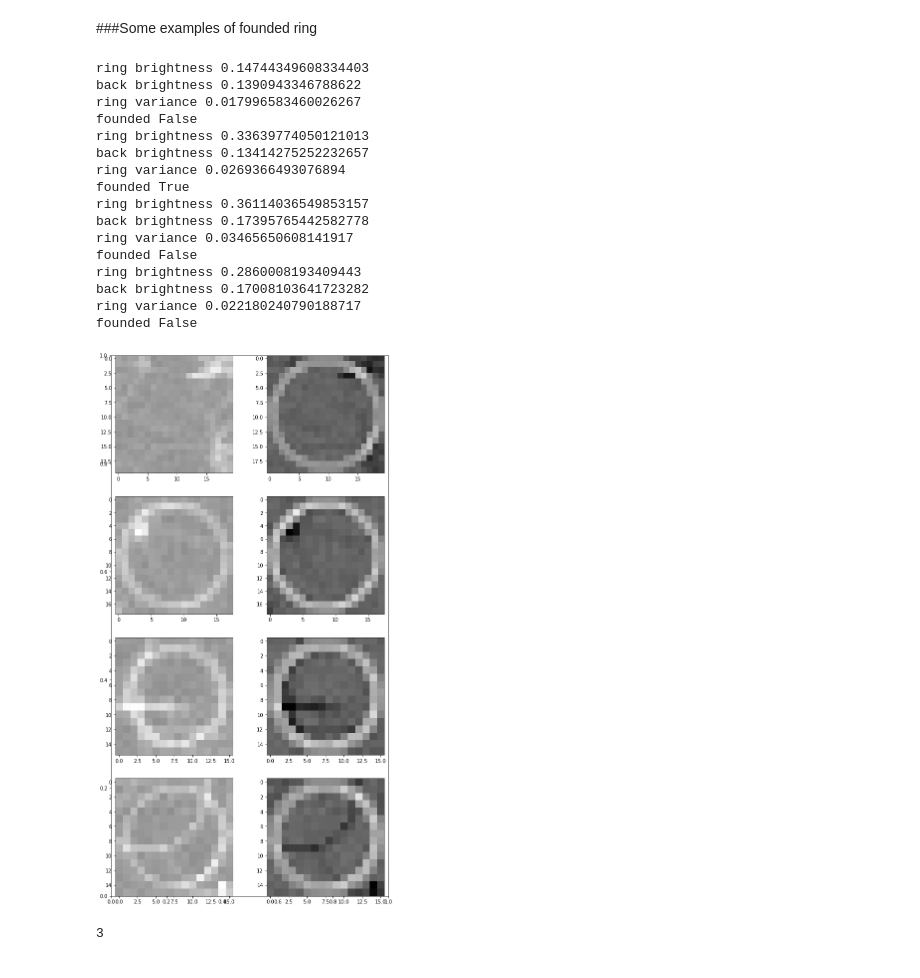
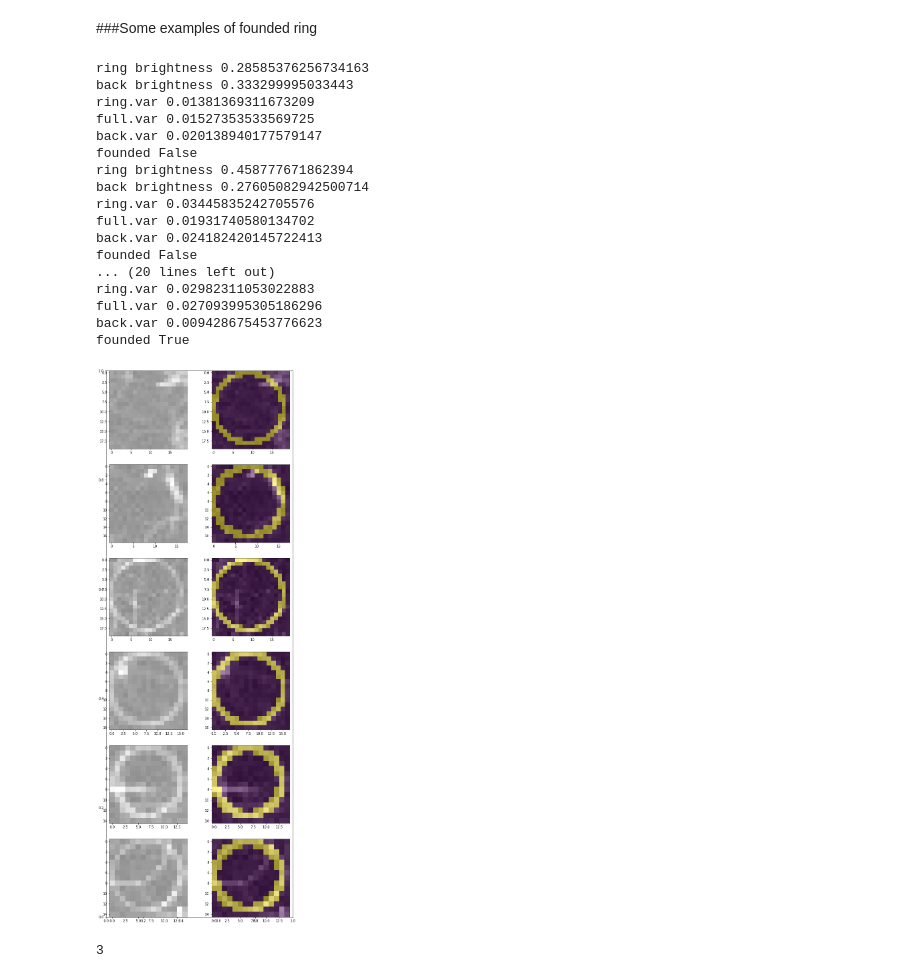
Before and after one commit to andrew-veriga/MathForML, a Jupyter notebook: ConvolutionalCoffieCircles.ipynb, the cells around one changed output. Drawn from its saved outputs; the diff is of its cells as text; code cells hidden in the pictures.

```diff
--- a/ConvolutionalCoffieCircles.ipynb
+++ b/ConvolutionalCoffieCircles.ipynb
@@ -57,7 +54,7 @@ firstY=1
 ImageSize = (48,90) #Image.shape
 MaxSize = 40
 MinSize = 10
-Contrast = .18
+Contrast = 2.
 Variance = 0.03
 Thick = .8
 FoundCircles = np.array([0,3])
@@ -89,28 +89,31 @@ create square matrix of boolean as a ring of Trues inscribed in a square of Fals
 import itertools
 
 def getMask( size, thick = 1 ):
-    radius = size //2 - 1
-    center = np.array([size/2,size/2])
+    radius = size /2 - 1
+    center = np.array([size/2-1,size/2-1])
     vectors = [[(i,j) for j in range(size)] for i in range(size)]
     l = itertools.chain.from_iterable(zip(*vectors))
 
     # list of pairs (x,y) belong of ring
     selectedVecs = np.array(list(filter(lambda v: np.abs(np.linalg.norm(v - center) - radius) < thick,l)))
-
+    # print(selectedVecs)
     #ring mask
     ring = np.array(np.zeros((size,size),dtype=np.bool))
+
     for (i,j) in (selectedVecs):
       ring[i,j]=True
 
     return ring
 
-Mask = getMask( MaxSize, .8 )
 square = Image[firstY:firstY+MaxSize, firstX:firstX+MaxSize]
-
+Mask=getMask(MaxSize,1)
+backMask=getMask(MaxSize,2)
 #ring visualisation
 fig, ax = plt.subplots()
 ax.imshow(square, cmap=plt.get_cmap('gray'), vmin=0, vmax=1)
-ax.imshow(getMask( MaxSize, .8 ),alpha=.5)
+ax.imshow(Mask,alpha=.5)
 fig.show()
-print (isCircleFound(square, Mask))
+_DEBUG_=True
+print (isCircleFound(square, Mask, backMask))
+_DEBUG_=False
 # %% [output]
@@ -182,59 +184,68 @@ Conv value: -0.23938815451312112
 # %% [markdown]
 ###Some examples of founded ring
 # %%
-#1. SquareSize=18, (x,y)= 58, 13
-#2. SquareSize=16, (x,y)=133,50
-Contrast = .18
+Contrast = 1.8
 Variance = 0.03
+# data array of some square size, x and y
+# the first of data is nothing but all other are founder rings
 data=np.array([
       [20,1,1],
-      [18, 58, 13],
-      [16, 133, 50],
-      [16, 138, 76]
+      [18,168,44],
+      [20,148, 227],
+      [17, 59, 14],
+      [15, 134, 51],
+      [15, 139, 77]
       ])
 # x=58
 # y=13
 # size=18
 # x1=133
 # y1=50
 # size1=16
 len = data.shape[0]
 fig, ax = plt.subplots(figsize=(10,5*len))
 i=1
 for size,x,y in data:
-  Mask = getKernel( size, 1 )
+  Mask = getMask( size, 0.8 )
   square = Image[y:y+size, x:x+size]
   #ring visualisation
   ax = fig.add_subplot(len,2,i)
   ax.imshow(square, cmap=plt.get_cmap('gray'), vmin=-1, vmax=1)
   ax1=fig.add_subplot(len,2,i+1)
-  ax1.imshow(np.multiply(square,Mask), cmap=plt.get_cmap('gray'), vmin=-1, vmax=1)
+  ax1.imshow(square, cmap=plt.get_cmap('gray'), vmin=0, vmax=1)
+  ax1.imshow(Mask,alpha=.5)
   _DEBUG_=True
   # print('conv value', FuzzyCircleConv(Mask,square)/size**2)
-  print('founded', isCircleFound(square,getMask(size)))
+  print('founded', isCircleFound(square,Mask,getMask(size,2)))
   i+=2
 
 fig.show()
 
 _DEBUG_=False
+# 1.060025172295898
+# 1.7058462602826763
+# 2.507759339776636
+# 2.07602457443179
+# 1.6815561885414665
 # %% [output]
-ring brightness 0.14744349608334403
-back brightness 0.1390943346788622
-ring variance 0.017996583460026267
+ring brightness 0.28585376256734163
+back brightness 0.333299995033443
+ring.var 0.01381369311673209
+full.var 0.01527353533569725
+back.var 0.020138940177579147
 founded False
-ring brightness 0.33639774050121013
-back brightness 0.13414275252232657
-ring variance 0.0269366493076894
+ring brightness 0.458777671862394
+back brightness 0.27605082942500714
+ring.var 0.03445835242705576
+full.var 0.01931740580134702
+back.var 0.024182420145722413
+founded False
+... (20 lines left out)
+ring.var 0.02982311053022883
+full.var 0.027093995305186296
+back.var 0.009428675453776623
 founded True
-ring brightness 0.36114036549853157
-back brightness 0.17395765442582778
-ring variance 0.03465650608141917
-founded False
-ring brightness 0.2860008193409443
-back brightness 0.17008103641723282
-ring variance 0.022180240790188717
-founded False
-[figure, old version]
+[figure, new version]
 # %%
 data.shape
 len
```
Also changed, not shown: parts of 13 cells of this notebook.
